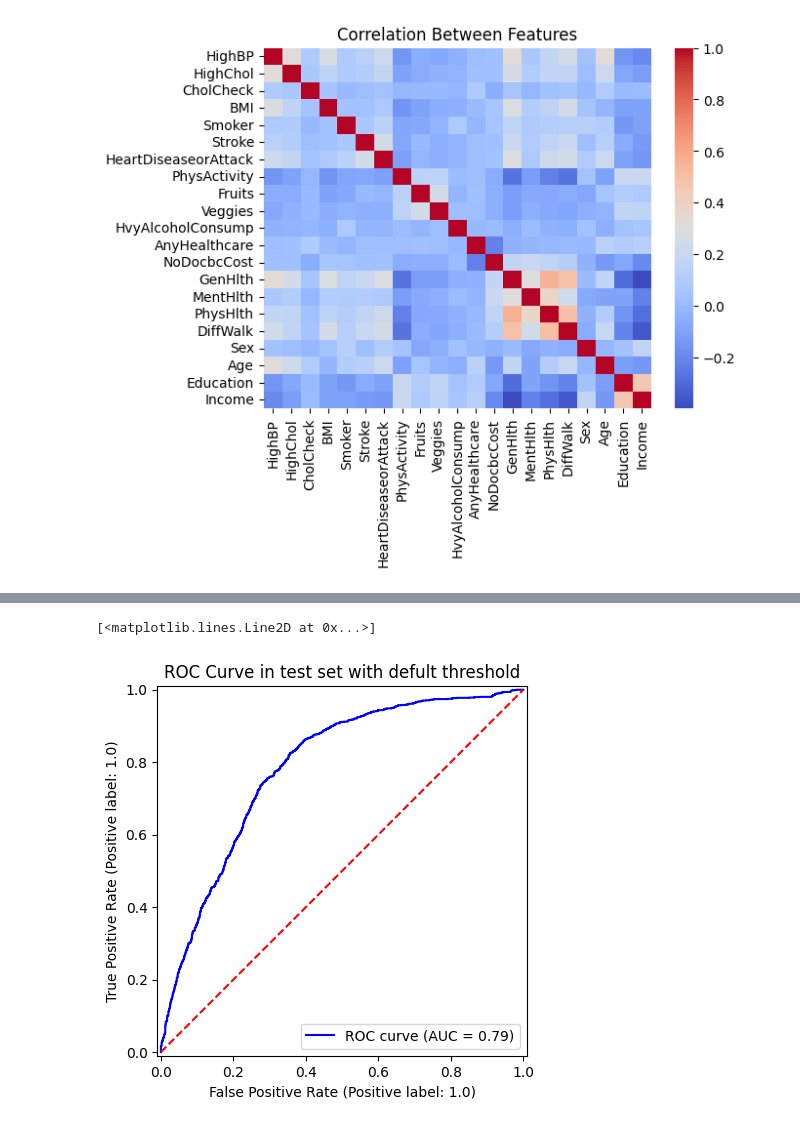
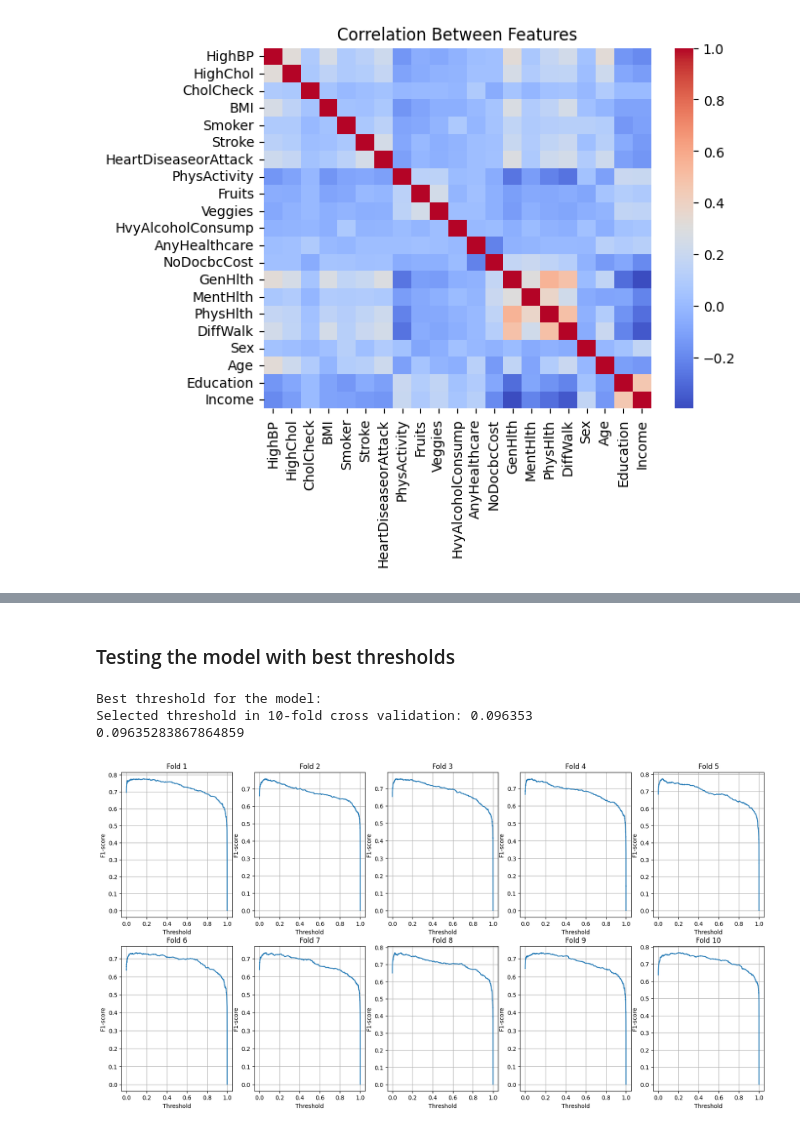
Before and after one commit to yasin281/data-mining-p2, a Jupyter notebook: src/Naive_Bayes.ipynb, the cells around one changed output, grey strips where cells are left out. Cells and saved outputs as stored; diff of their text form; code cells hidden in the pictures.

```diff
--- a/src/Naive_Bayes.ipynb
+++ b/src/Naive_Bayes.ipynb
@@ -180,10 +189,7 @@ def filterp(threshold,ProbClass1):
 # %%
-clf = GaussianNB()
-lth=[]
-
 # We do a 10-fold cross-validation with 10 iterations
 kf = StratifiedKFold(
-    n_splits = 20,
+    n_splits = 10,
     shuffle = True,
     random_state = 42
 )
@@ -286,13 +271,12 @@ weighted avg       0.72      0.72      0.72      2982
-# %%
-RocCurveDisplay.from_estimator(
-    clf,
-    X_test,
-    y_test,
-    name = "ROC curve",
-    color = "blue"
-)
-plt.title('ROC Curve in test set with defult threshold')
-plt.plot([0, 1], [0, 1], linestyle='--', color='red')
-# %% [output]
-[<matplotlib.lines.Line2D at 0x...>]
-[figure, removed]
+# %% [markdown]
+### Testing the model with best thresholds
+# %%
+clf = GaussianNB()
+print("Best threshold for the model:")
+threshold = find_best_threshold(clf, X_train, y_train)
+print(threshold)
+# %% [output]
+Best threshold for the model:
+Selected threshold in 10-fold cross validation: 0.096353
+0.09635283867864859
+[figure, added]
```
Also changed, not shown: parts of 20 cells of this notebook.
